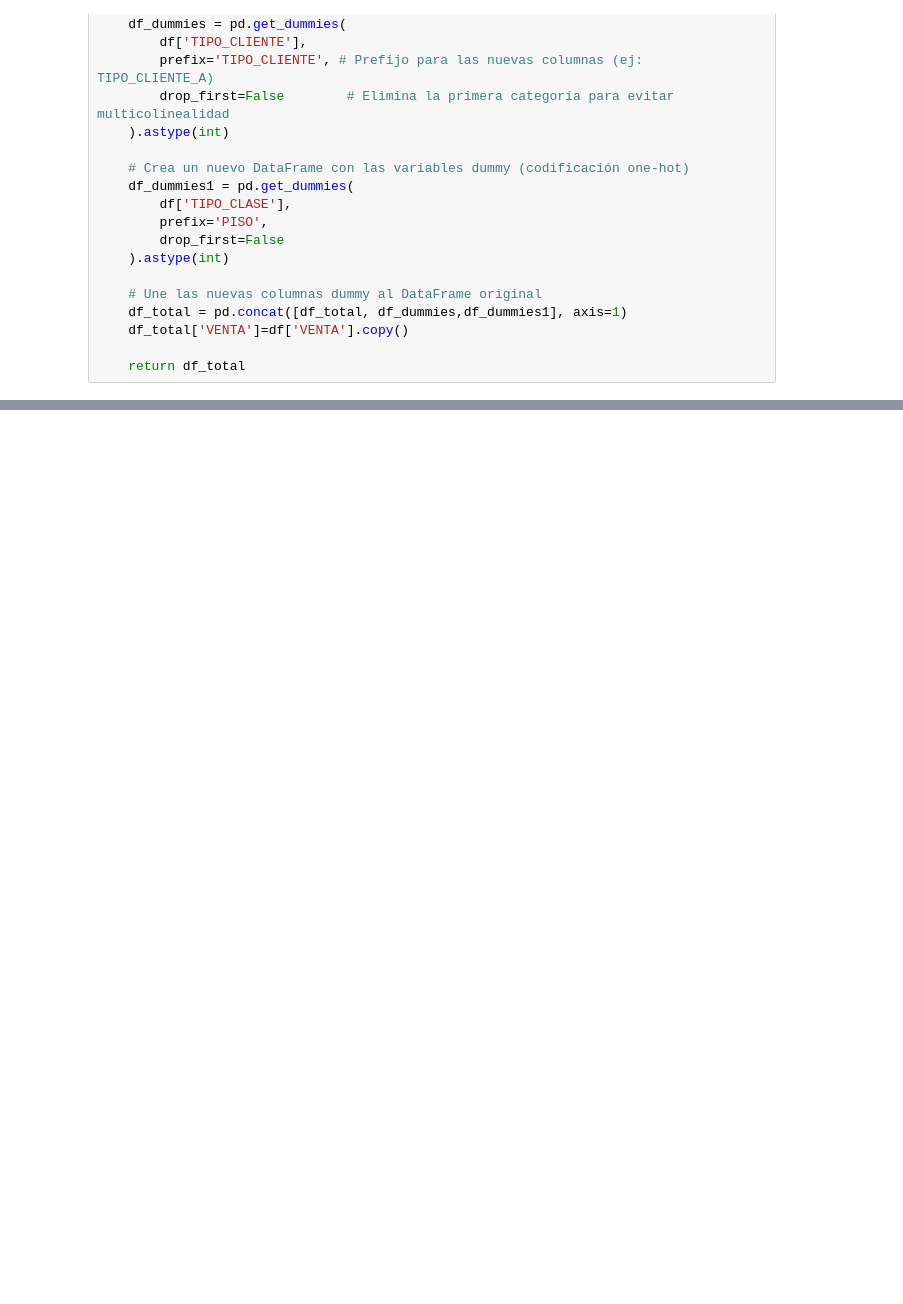
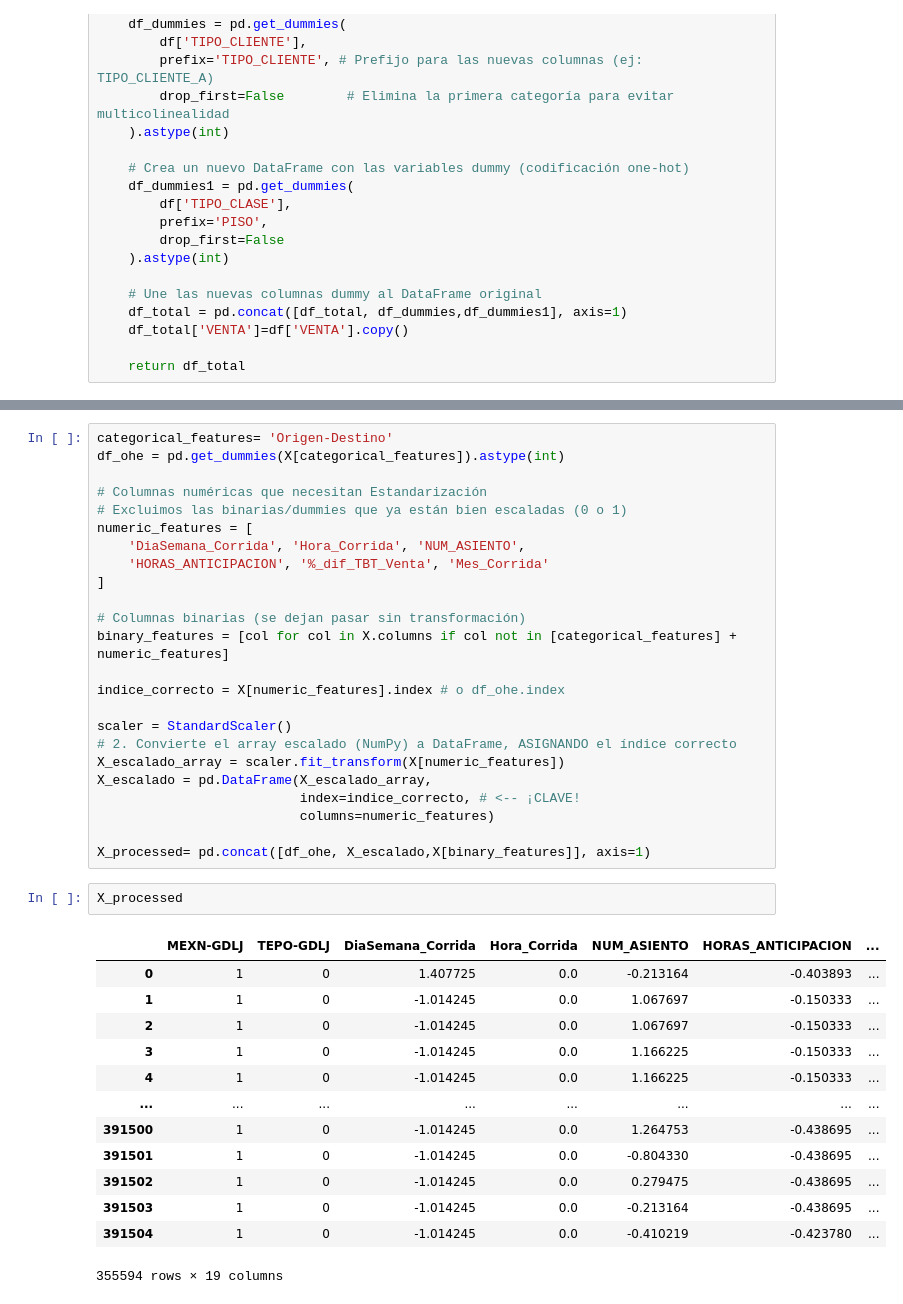
Before and after one commit to CossJe/Tarifa_Dinamica, a Jupyter notebook: 9.DynamicPricing_ETN/data4RedNE.ipynb, the cells around one changed output, grey strips where cells are left out. Cells and saved outputs as stored; diff of their text form; blank space fills up the shorter version.

```diff
--- a/9.DynamicPricing_ETN/data4RedNE.ipynb
+++ b/9.DynamicPricing_ETN/data4RedNE.ipynb
@@ -93,0 +162,40 @@ FrameN.to_excel('PruebaData4RedN.xlsx')
+# %%
+categorical_features= 'Origen-Destino'
+df_ohe = pd.get_dummies(X[categorical_features]).astype(int)
+
+# Columnas numéricas que necesitan Estandarización
+# Excluimos las binarias/dummies que ya están bien escaladas (0 o 1)
+numeric_features = [
+    'DiaSemana_Corrida', 'Hora_Corrida', 'NUM_ASIENTO',
+    'HORAS_ANTICIPACION', '%_dif_TBT_Venta', 'Mes_Corrida'
+]
+
+# Columnas binarias (se dejan pasar sin transformación)
+binary_features = [col for col in X.columns if col not in [categorical_features] + numeric_features]
+
+indice_correcto = X[numeric_features].index # o df_ohe.index
+
+scaler = StandardScaler()
+# 2. Convierte el array escalado (NumPy) a DataFrame, ASIGNANDO el índice correcto
+X_escalado_array = scaler.fit_transform(X[numeric_features])
+X_escalado = pd.DataFrame(X_escalado_array,
+                          index=indice_correcto, # <-- ¡CLAVE!
+                          columns=numeric_features)
+
+X_processed= pd.concat([df_ohe, X_escalado,X[binary_features]], axis=1)
+# %%
+X_processed
+# %% [output]
+|  | MEXN-GDLJ | TEPO-GDLJ | DiaSemana_Corrida | Hora_Corrida | NUM_ASIENTO | HORAS_ANTICIPACION | ... |
+| 0 | 1 | 0 | 1.407725 | 0.0 | -0.213164 | -0.403893 | ... |
+| 1 | 1 | 0 | -1.014245 | 0.0 | 1.067697 | -0.150333 | ... |
+| 2 | 1 | 0 | -1.014245 | 0.0 | 1.067697 | -0.150333 | ... |
+| 3 | 1 | 0 | -1.014245 | 0.0 | 1.166225 | -0.150333 | ... |
+| 4 | 1 | 0 | -1.014245 | 0.0 | 1.166225 | -0.150333 | ... |
+| ... | ... | ... | ... | ... | ... | ... | ... |
+| 391500 | 1 | 0 | -1.014245 | 0.0 | 1.264753 | -0.438695 | ... |
+| 391501 | 1 | 0 | -1.014245 | 0.0 | -0.804330 | -0.438695 | ... |
+| 391502 | 1 | 0 | -1.014245 | 0.0 | 0.279475 | -0.438695 | ... |
+| 391503 | 1 | 0 | -1.014245 | 0.0 | -0.213164 | -0.438695 | ... |
+| 391504 | 1 | 0 | -1.014245 | 0.0 | -0.410219 | -0.423780 | ... |
+355594 rows × 19 columns
```
Also changed, not shown: parts of 29 cells of this notebook, 1 other file.
